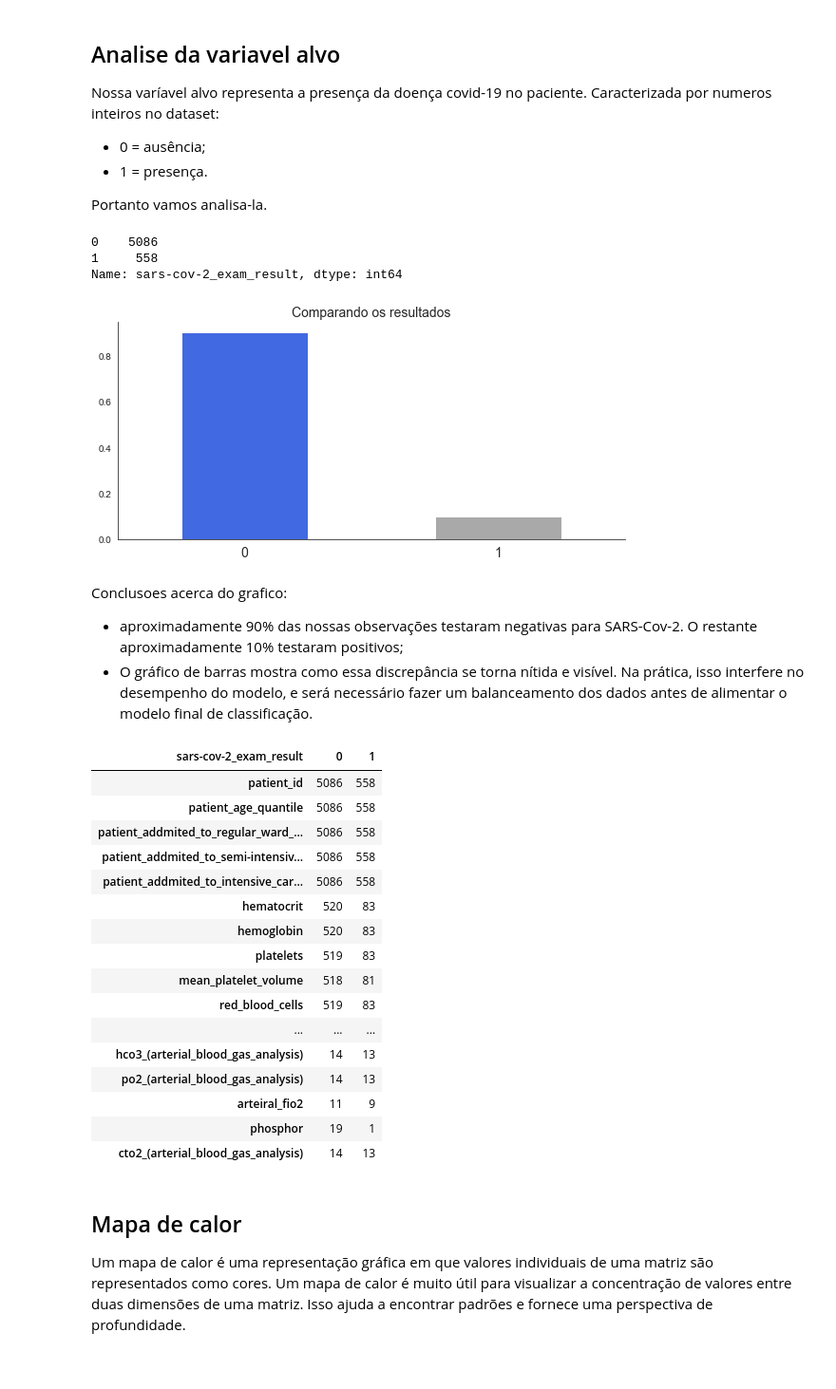
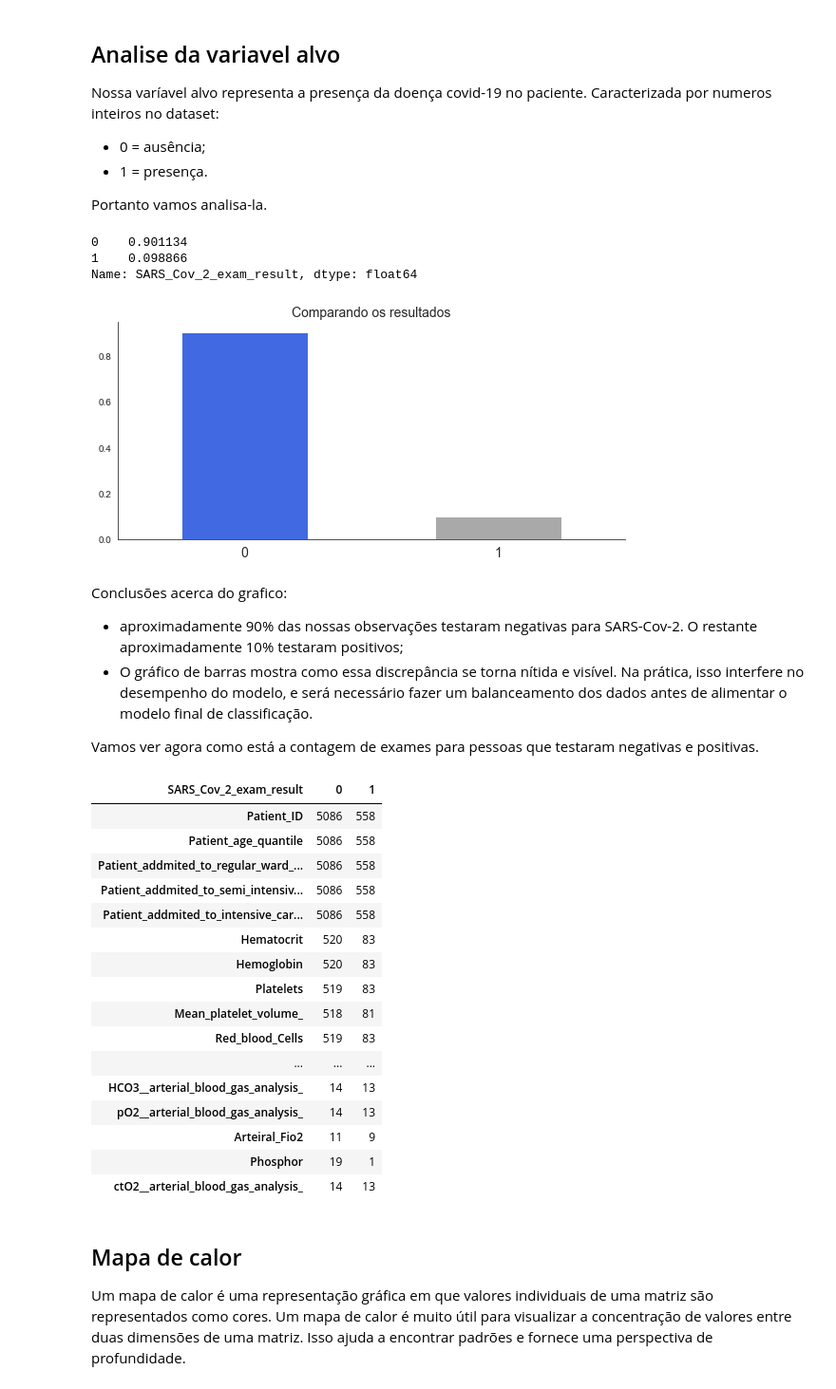
Before and after one commit to DanOakStats/Covid-19, a Jupyter notebook: AE Covid-19 .ipynb, the cells around one changed output. Shown at 95% size. Saved outputs shown, nothing was run; the diff lists cells and outputs as text; code cells hidden in the pictures.

```diff
--- a/AE Covid-19 .ipynb
+++ b/AE Covid-19 .ipynb
@@ -84,15 +84,24 @@ Machine Learing é ótimo para:
 # processamento dos dados
 import numpy as np
 import pandas as pd
-pd.set_option("display.max_rows", 999)
-pd.set_option("display.max_columns", 999)
+pd.set_option("display.max_rows", 200)
+pd.set_option("display.max_columns", 200)
 import missingno as msno
 
 # visualização
 import matplotlib.pyplot as plt
+%matplotlib inline
 import matplotlib.colors as mcolors
 import seaborn as sns
 sns.set_style('white')
+
+# machine learning
+from sklearn.model_selection import train_test_split, KFold, cross_val_score
+from sklearn.metrics import roc_auc_score, classification_report, confusion_matrix
+
+from sklearn.tree import DecisionTreeClassifier
+from sklearn.ensemble import RandomForestClassifier
+from lightgbm import LGBMClassifier
 # %% [markdown]
 # Importando dataset
 # %%
@@ -145,6 +154,8 @@ Antes de dar sequencia vamos formatar nossas variaveis e alterar os valores da n
 covid_df['SARS-Cov-2 exam result'] = covid_df['SARS-Cov-2 exam result'].replace({'negative':0, 'positive':1})
 
 # formatando colunas
-covid_df.columns = [x.lower().strip().replace(' ','_') for x in covid_df.columns]
+covid_df.columns = ["".join (c if c.isalnum() else "_" for c in str(x)) for x in covid_df.columns]
+covid_df['Urine___pH'] = covid_df['Urine___pH'].map(lambda x: -100 if isinstance(x, str) else x).astype(float)
+covid_df['Urine___Leukocytes'] = covid_df['Urine___Leukocytes'].map(lambda x: 500 if x == '<1000' else x).astype(float)
 # %% [markdown]
 ## Propriedades estatísticas do conjunto de dados
@@ -278,11 +291,11 @@ Nossa varíavel alvo representa a presença da doença covid-19 no paciente. Car
 Portanto vamos analisa-la.
 # %%
 # verificando variavel alvo
-print(f"{covid_df['sars-cov-2_exam_result'].value_counts()}\n\n")
+print(f"{covid_df['SARS_Cov_2_exam_result'].value_counts(normalize=True)}\n\n")
 
 # gráfico
 fig, ax = plt.subplots(figsize=(8,4))
-covid_df['sars-cov-2_exam_result'].value_counts(normalize=True).plot(kind='bar',
+covid_df['SARS_Cov_2_exam_result'].value_counts(normalize=True).plot(kind='bar',
                                                                      color=['royalblue','darkgrey'],
                                                                      ax=ax)
 ax.set_title("Comparando os resultados", fontsize=14)
@@ -292,34 +305,36 @@ ax.spines['right'].set_visible(False)
 
 plt.tight_layout()
 # %% [output]
-0    5086
-1     558
-Name: sars-cov-2_exam_result, dtype: int64
+0    0.901134
+1    0.098866
+Name: SARS_Cov_2_exam_result, dtype: float64
 [figure]
 # %% [markdown]
-Conclusoes acerca do grafico:
+Conclusões acerca do grafico:
 * aproximadamente 90% das nossas observações testaram negativas para SARS-Cov-2. O restante aproximadamente 10% testaram positivos;
 * O gráfico de barras mostra como essa discrepância se torna nítida e visível. Na prática, isso interfere no desempenho do modelo, e será necessário fazer um balanceamento dos dados antes de alimentar o modelo final de classificação.
+
+Vamos ver agora como está a contagem de exames para pessoas que testaram negativas e positivas.
 # %%
-covid_df.groupby('sars-cov-2_exam_result').count().T
+covid_df.groupby('SARS_Cov_2_exam_result').count().T
 # %% [output]
-| sars-cov-2_exam_result | 0 | 1 |
-| patient_id | 5086 | 558 |
-| patient_age_quantile | 5086 | 558 |
-| patient_addmited_to_regular_ward_... | 5086 | 558 |
-| patient_addmited_to_semi-intensiv... | 5086 | 558 |
-| patient_addmited_to_intensive_car... | 5086 | 558 |
-| hematocrit | 520 | 83 |
-| hemoglobin | 520 | 83 |
-| platelets | 519 | 83 |
-| mean_platelet_volume | 518 | 81 |
-| red_blood_cells | 519 | 83 |
+| SARS_Cov_2_exam_result | 0 | 1 |
+| Patient_ID | 5086 | 558 |
+| Patient_age_quantile | 5086 | 558 |
+| Patient_addmited_to_regular_ward_... | 5086 | 558 |
+| Patient_addmited_to_semi_intensiv... | 5086 | 558 |
+| Patient_addmited_to_intensive_car... | 5086 | 558 |
+| Hematocrit | 520 | 83 |
+| Hemoglobin | 520 | 83 |
+| Platelets | 519 | 83 |
+| Mean_platelet_volume_ | 518 | 81 |
+| Red_blood_Cells | 519 | 83 |
 | ... | ... | ... |
-| hco3_(arterial_blood_gas_analysis) | 14 | 13 |
-| po2_(arterial_blood_gas_analysis) | 14 | 13 |
-| arteiral_fio2 | 11 | 9 |
-| phosphor | 19 | 1 |
-| cto2_(arterial_blood_gas_analysis) | 14 | 13 |
+| HCO3__arterial_blood_gas_analysis_ | 14 | 13 |
+| pO2__arterial_blood_gas_analysis_ | 14 | 13 |
+| Arteiral_Fio2 | 11 | 9 |
+| Phosphor | 19 | 1 |
+| ctO2__arterial_blood_gas_analysis_ | 14 | 13 |
 # %% [markdown]
 ## Mapa de calor
 Um mapa de calor é uma representação gráfica em que valores individuais de uma matriz são representados como cores. Um mapa de calor é muito útil para visualizar a concentração de valores entre duas dimensões de uma matriz. Isso ajuda a encontrar padrões e fornece uma perspectiva de profundidade.
```
Also changed, not shown: parts of 24 cells of this notebook.
